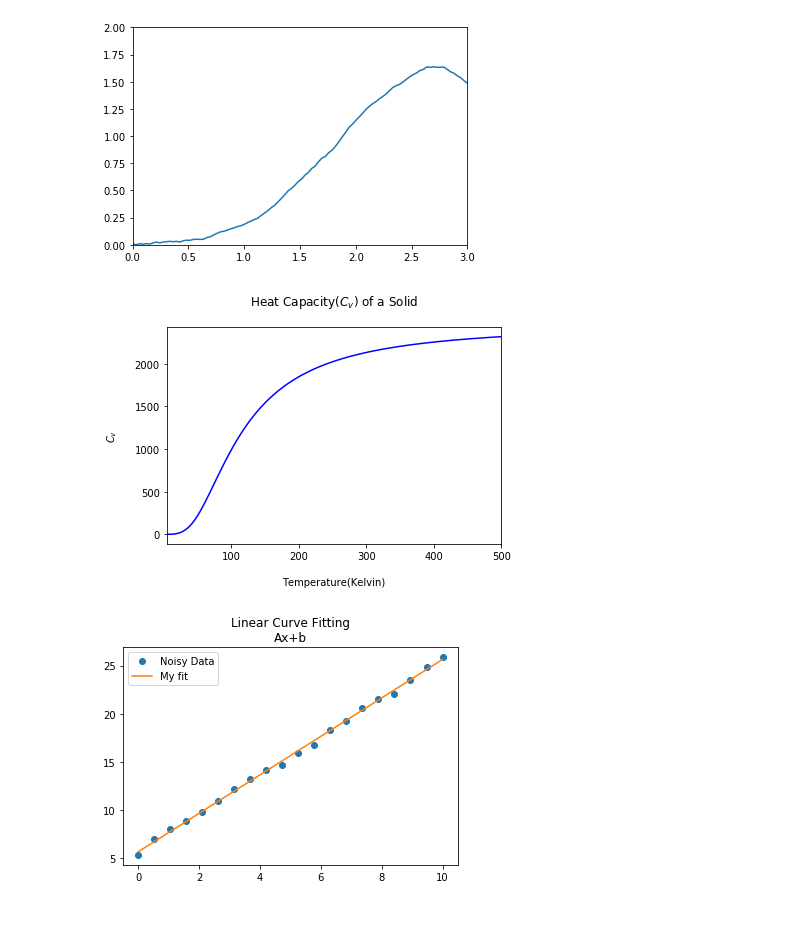
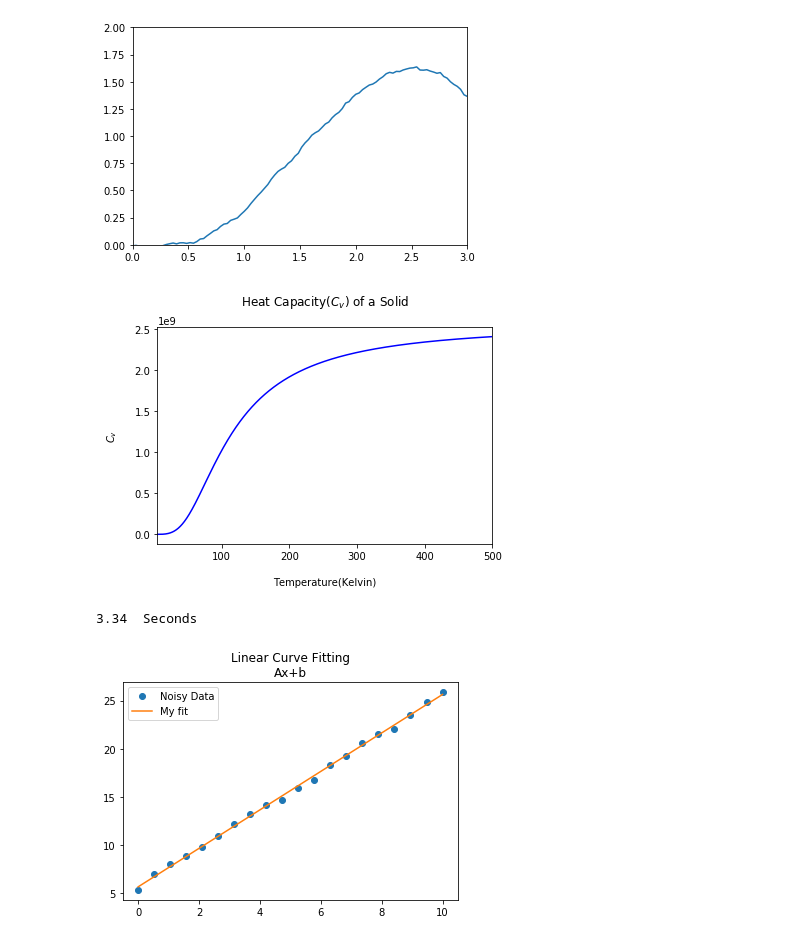
Before and after one commit to vanclj1/2017-cmp, a Jupyter notebook: Homework 5.ipynb, the cells around one changed output. Drawn from its saved outputs; the diff is of its cells as text; code cells hidden in the pictures.

```diff
--- a/Homework 5.ipynb
+++ b/Homework 5.ipynb
@@ -25,7 +25,7 @@ plt.show()
 #raising number of 'n' will smooth the line
 from scipy.signal import lfilter
 
-n = 50
+n = 35
 p = [1.0/n] * n
 c = 1
 
@@ -36,40 +36,46 @@ plt.xlim([a,b])
 plt.ylim([0,2])
 plt.show()
 # %% [output]
-[figure, old version]
+[figure, new version]
 # %%
 #Heat capacity of a solid calculation
 from scipy.integrate import quad
 import matplotlib.pyplot as plt
 import numpy as np
+import time
 
-N = 495                    #Number of data points
+
+T1 = time.time()
+N = 50000                  #Number of data points
 T_initial = 5              #Initial temperature
 T_final = 500              #Final temperature
 V = 1/1000                 #Volume in m^3
 A = 6.022 * 10**(28)       #Avogadros constant
 D = 428                    #Debye temperature
 K = 1.3806 * 10**(-23)     #Boltzmann constant
 
 T_val = np.linspace(T_initial, T_final, N)
 C_val = np.empty( [ N ] , float )
 i = lambda x :(x**4*np.exp(x))/(np.exp(x)-1)**2
 
 for j in range (N):
     I = quad(i , 0 , D/T_val[j])
     f = lambda T :(9*V*A*K*(T/D)**3)*I[0]
     C_val[j] = f(j)
 
 
 plt.figure()
 plt.plot(T_val, C_val, 'b')
 plt.xlim( T_initial , T_final )
 plt.xlabel('\nTemperature(Kelvin)')
 plt.ylabel('$C_v$\n')
 plt.title('Heat Capacity($C_v$) of a Solid\n')
 plt.show()
+T2 = time.time()
+print("{0:.3}".format(T2-T1) , " Seconds")
 # %% [output]
-[figure, old version]
+[figure, new version]
+3.34  Seconds
 # %%
 #Function to creat a best fit curve for a linear function
 import matplotlib.pyplot as plt
```
Also changed, not shown: parts of 1 cell of this notebook.
